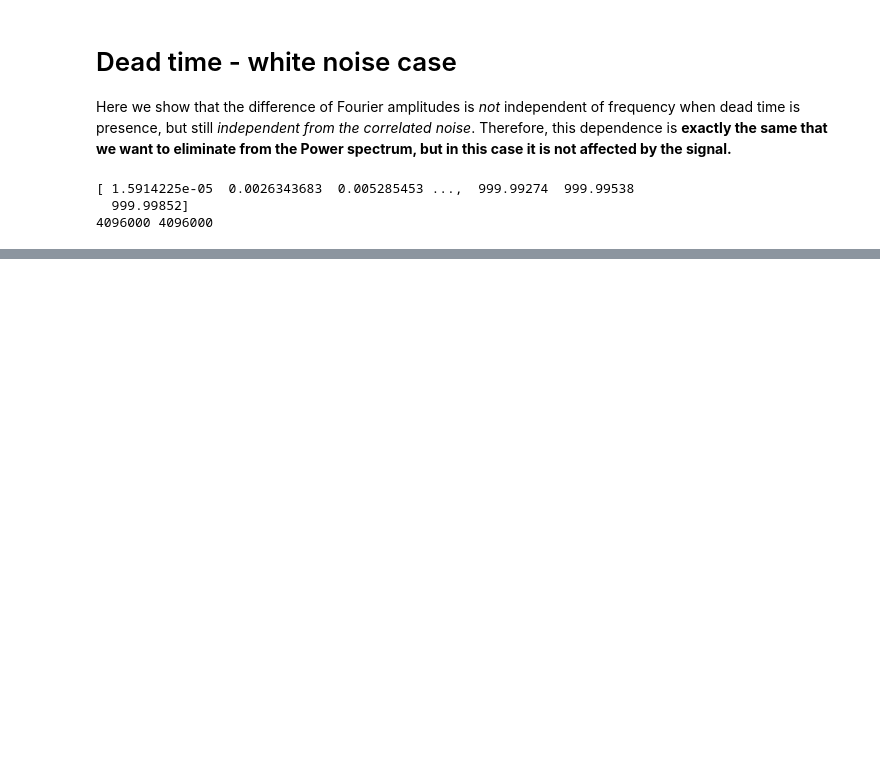
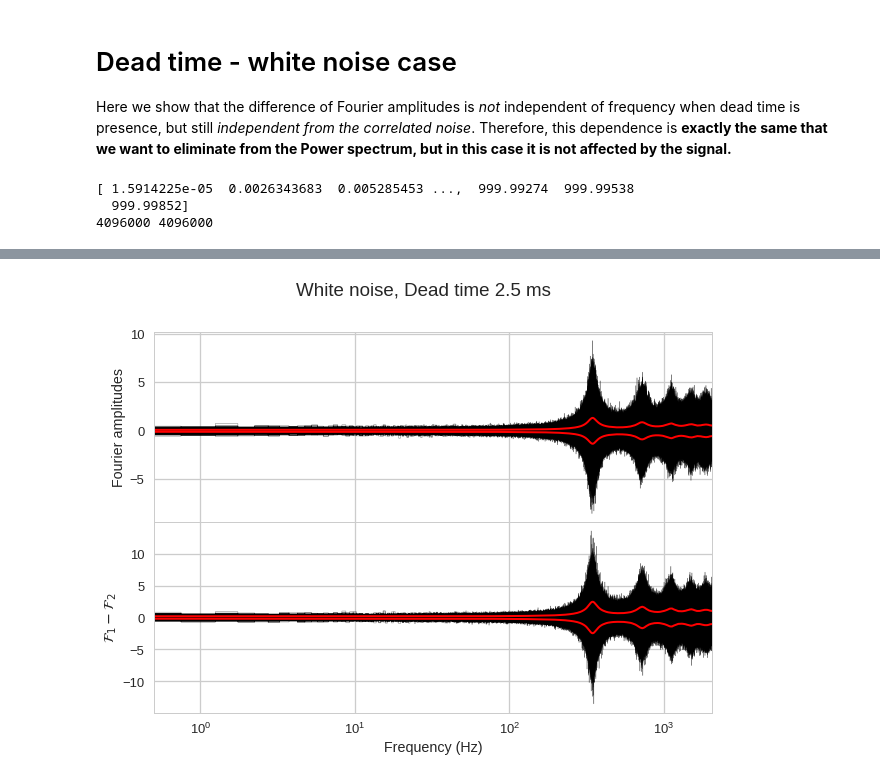
Before and after one commit to matteobachetti/deadtime-paper-II, a Jupyter notebook: notebooks/2. White noise + Dead time.ipynb, the cells around one changed output, grey strips where cells are left out. Cells and saved outputs as stored; diff of their text form; code cells hidden in the pictures; blank space fills up the shorter version.

Commit message:
Some modifications to start addressing referee's comments and allow further clarifications

```diff
--- a/notebooks/2. White noise + Dead time.ipynb
+++ b/notebooks/2. White noise + Dead time.ipynb
@@ -94,7 +93,8 @@ ax1 = plt.subplot(gs[1], sharex=ax0)
 
 fourier_all = []
 diff_all = []
-for start_time in np.arange(lc1.time[0], lc1.time[-1], 2):
+start_times = np.arange(lc1.time[0], lc1.time[-1], 2)
+for start_time in start_times:
     good = (lc1.time >= start_time)&(lc1.time < start_time + 2)
     good_counts1 = lc1.counts[good]
     good_counts2 = lc2.counts[good]
@@ -109,25 +109,22 @@ for start_time in np.arange(lc1.time[0], lc1.time[-1], 2):
     freqs = freqs[freqs > 0]
 
     ax0.plot(freqs, fourier1.real, drawstyle='steps-mid', color='k', alpha=0.5, lw=0.5)
-#     ax0.plot(freqs, fourier2.real, drawstyle='steps-mid', color='r', alpha=0.5, lw=0.5)
-#     ax0.plot(freqs, gaussian_filter1d(np.sqrt(fourier2 * fourier1.conj()).real, 10), lw=1)
     ax0.semilogx()
-    fourier_all.append(fourier1.real)
+    fourier_all.append(np.abs(fourier1.real))
 
-    ax1.plot(freqs, (fourier1 - fourier2).real, drawstyle='steps-mid', color='k', alpha=0.5, lw=0.5)
+    ax1.plot(freqs, (fourier1 - fourier2), drawstyle='steps-mid', color='k', alpha=0.5, lw=0.5)
     diff_all.append((fourier1 - fourier2).real)
 
 fourier_all = np.array(fourier_all)
 diff_all = np.array(diff_all)
 
-ax0.plot(freqs, gaussian_filter1d(np.std(fourier_all, axis=0), 10), lw=2, color='r')
-ax0.plot(freqs, -gaussian_filter1d(np.std(fourier_all, axis=0), 10),  lw=2, color='r')
+ax0.plot(freqs, gaussian_filter1d(np.std((fourier_all.real), axis=0), 10), lw=2, color='r')
+ax0.plot(freqs, -gaussian_filter1d(np.std((fourier_all.real), axis=0), 10),  lw=2, color='r')
 ax0.set_ylabel('Fourier amplitudes')
 
-ax1.plot(freqs, gaussian_filter1d(np.std(diff_all, axis=0), 10), lw=2, color='r')
-ax1.plot(freqs, -gaussian_filter1d(np.std(diff_all, axis=0), 10), lw=2, color='r')
+ax1.plot(freqs, gaussian_filter1d(np.mean(np.abs(diff_all.real), axis=0), 10), lw=2, color='r')
+ax1.plot(freqs, -gaussian_filter1d(np.mean(np.abs(diff_all.real), axis=0), 10), lw=2, color='r')
 ax1.set_ylabel('$\mathcal{F}_1 - \mathcal{F}_2$')
-
 
 ax1.set_xlabel('Frequency (Hz)')
 ax0.set_xlim(freqs[0], freqs[-1])
@@ -139,3 +134,4 @@ plt.savefig('rn_fourierdiff_dt.jpg')
+[figure, added]
 # %%
 plt.figure(figsize=(10, 7))
 
```
Also changed, not shown: parts of 7 cells of this notebook, 11 other files.
